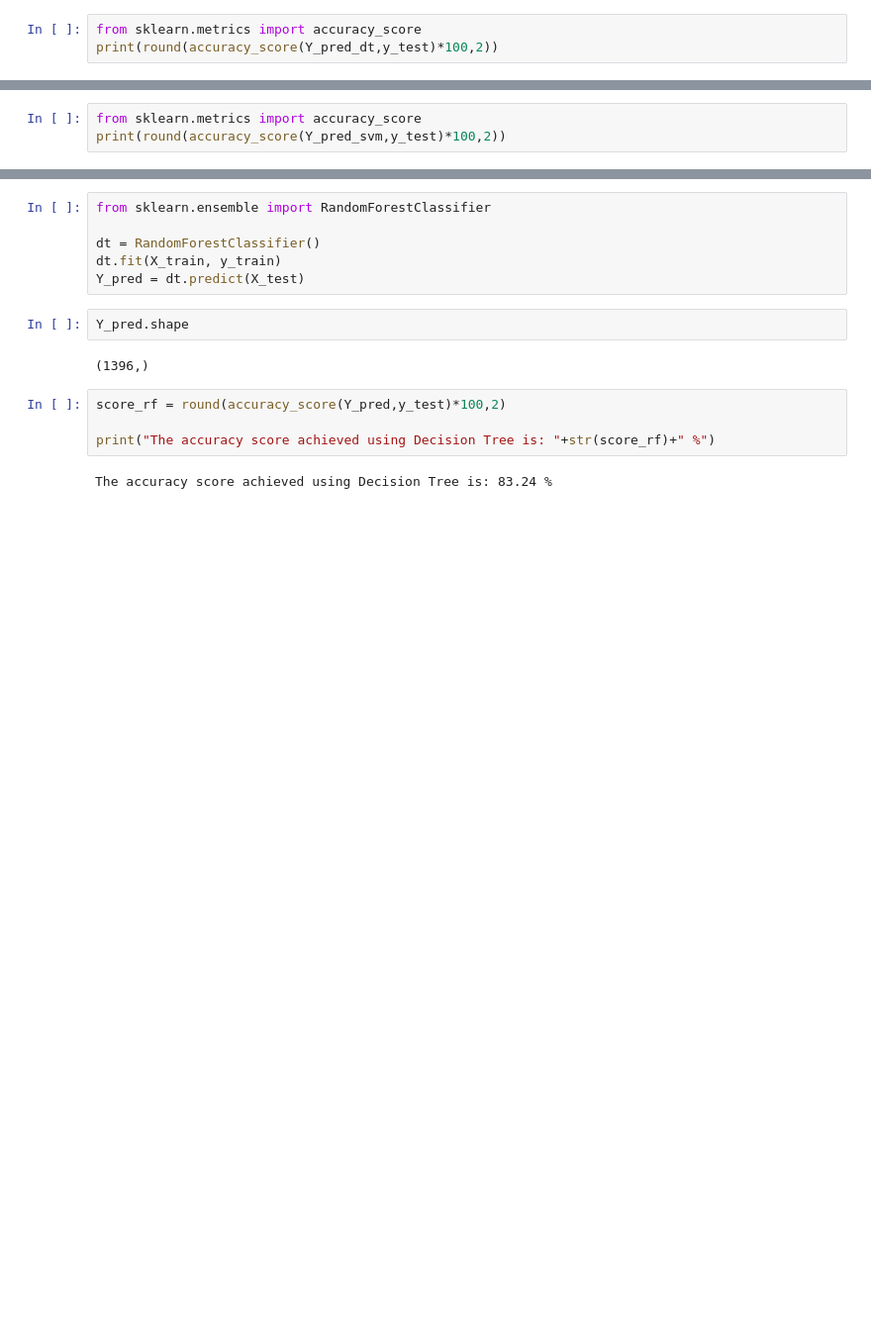
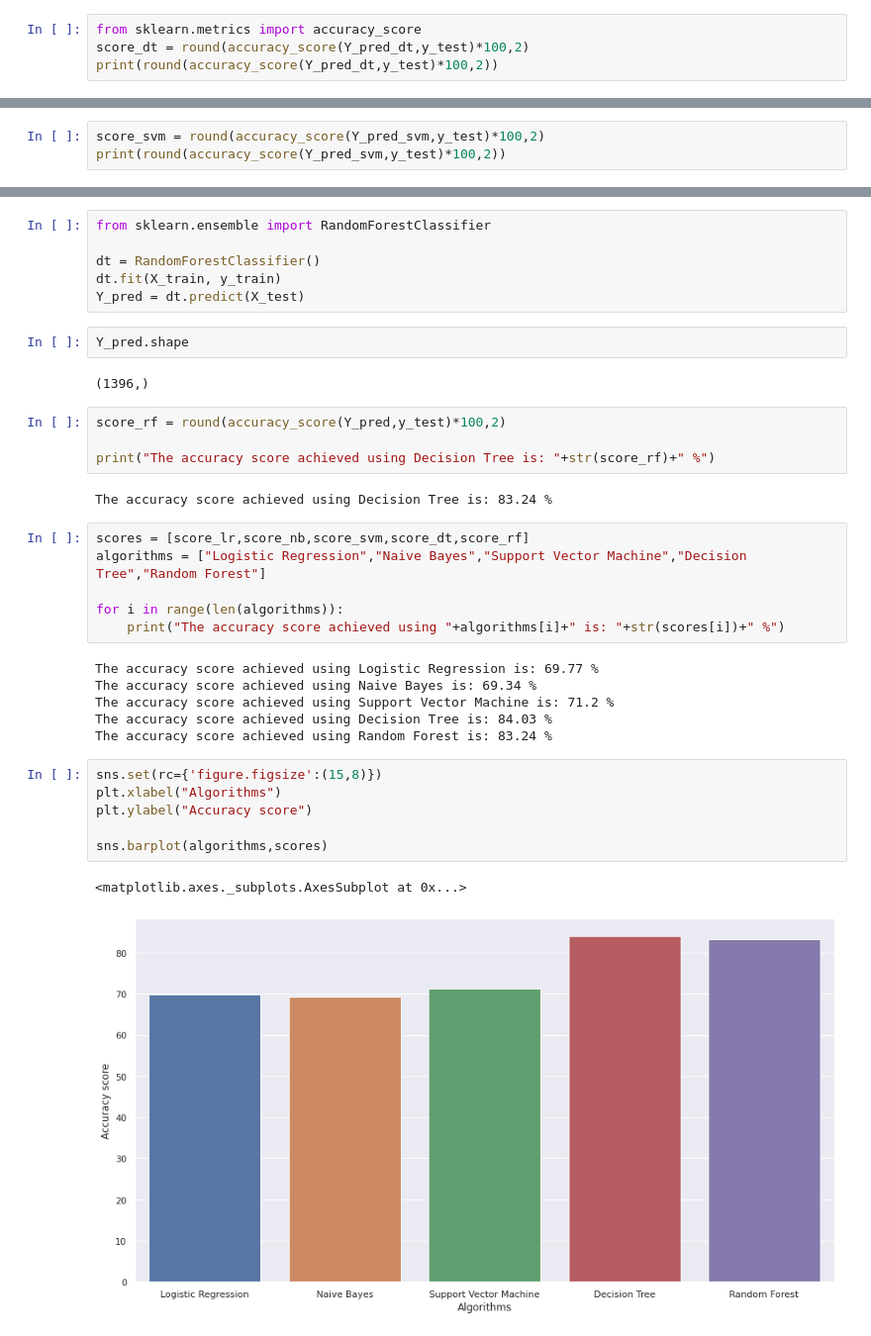
Before and after one commit to Sazzad-Hossain-Sobuj/AI-all-lab-task, a Jupyter notebook: train.ipynb, the cells around one changed output, grey strips where cells are left out. Shown: that part at 99% size. Cells and saved outputs as stored; diff of their text form; blank space fills up the shorter version.

```diff
--- a/train.ipynb
+++ b/train.ipynb
@@ -409,6 +409,7 @@ print(classification_report(Y_pred_dt,y_test))
 weighted avg       0.87      0.84      0.85      1396
 # %%
 from sklearn.metrics import accuracy_score
+score_dt = round(accuracy_score(Y_pred_dt,y_test)*100,2)
 print(round(accuracy_score(Y_pred_dt,y_test)*100,2))
 # %% [output]
 84.03
@@ -427,7 +443,7 @@ Y_pred_svm.shape
 # %% [output]
 (1396,)
 # %%
-from sklearn.metrics import accuracy_score
+score_svm = round(accuracy_score(Y_pred_svm,y_test)*100,2)
 print(round(accuracy_score(Y_pred_svm,y_test)*100,2))
 # %% [output]
 71.2
@@ -489,3 +520,24 @@ score_rf = round(accuracy_score(Y_pred,y_test)*100,2)
 print("The accuracy score achieved using Decision Tree is: "+str(score_rf)+" %")
 # %% [output]
 The accuracy score achieved using Decision Tree is: 83.24 %
+# %%
+scores = [score_lr,score_nb,score_svm,score_dt,score_rf]
+algorithms = ["Logistic Regression","Naive Bayes","Support Vector Machine","Decision Tree","Random Forest"]
+
+for i in range(len(algorithms)):
+    print("The accuracy score achieved using "+algorithms[i]+" is: "+str(scores[i])+" %")
+# %% [output]
+The accuracy score achieved using Logistic Regression is: 69.77 %
+The accuracy score achieved using Naive Bayes is: 69.34 %
+The accuracy score achieved using Support Vector Machine is: 71.2 %
+The accuracy score achieved using Decision Tree is: 84.03 %
+The accuracy score achieved using Random Forest is: 83.24 %
+# %%
+sns.set(rc={'figure.figsize':(15,8)})
+plt.xlabel("Algorithms")
+plt.ylabel("Accuracy score")
+
+sns.barplot(algorithms,scores)
+# %% [output]
+<matplotlib.axes._subplots.AxesSubplot at 0x...>
+[figure, added]
```
Also changed, not shown: parts of 2 cells of this notebook.
